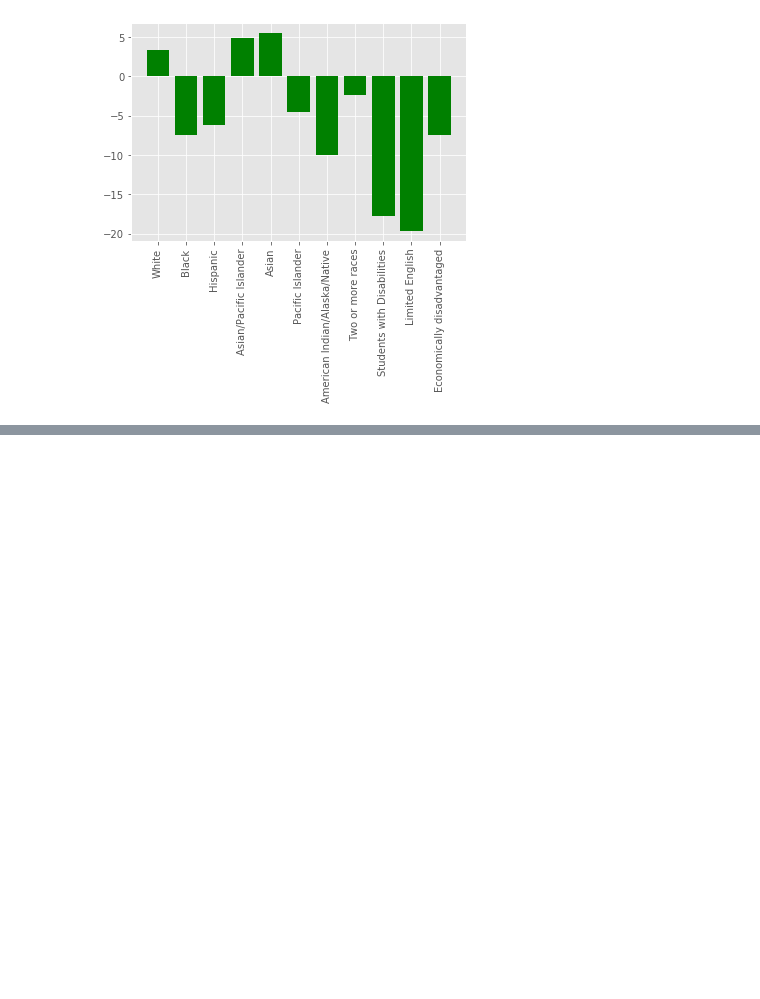
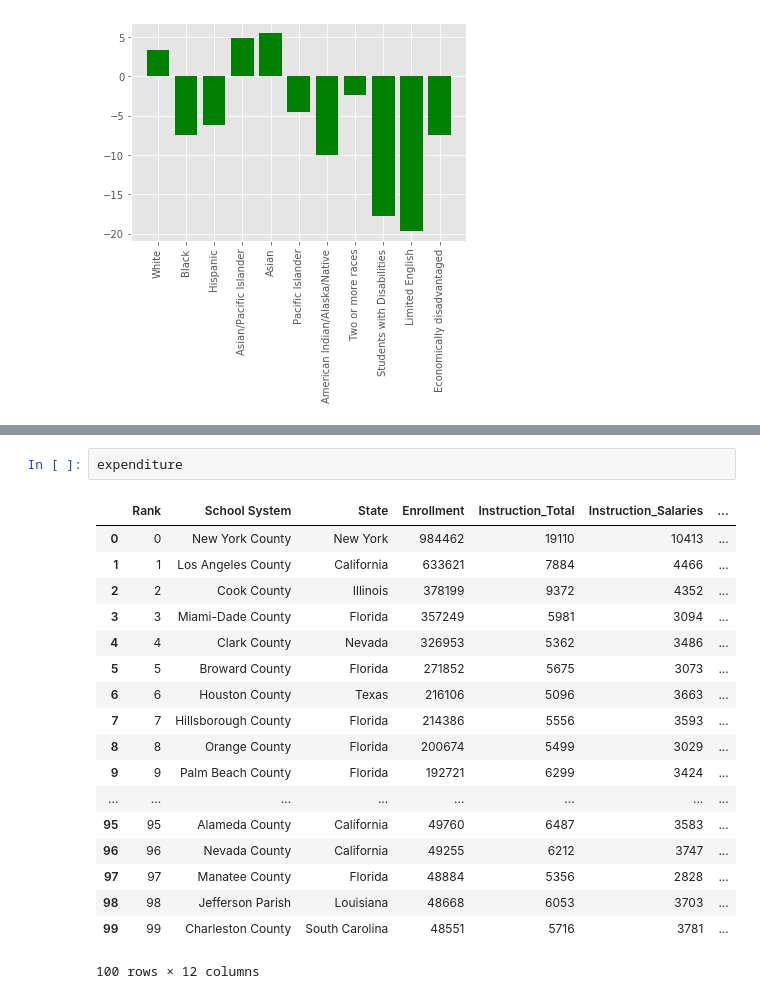
Before and after one commit to tara-jawahar/pds_final_project, a Jupyter notebook: final_project_v2.ipynb, the cells around one changed output, grey strips where cells are left out. Saved outputs shown, nothing was run; the diff lists cells and outputs as text; blank space fills up the shorter version.

```diff
--- a/final_project_v2.ipynb
+++ b/final_project_v2.ipynb
@@ -544,0 +495,21 @@ merged.to_csv('pupil_ratio_grad_by_county.csv')
+# %%
+expenditure
+# %% [output]
+|  | Rank | School System | State | Enrollment | Instruction_Total | Instruction_Salaries | ... |
+| 0 | 0 | New York County | New York | 984462 | 19110 | 10413 | ... |
+| 1 | 1 | Los Angeles County | California | 633621 | 7884 | 4466 | ... |
+| 2 | 2 | Cook County | Illinois | 378199 | 9372 | 4352 | ... |
+| 3 | 3 | Miami-Dade County | Florida | 357249 | 5981 | 3094 | ... |
+| 4 | 4 | Clark County | Nevada | 326953 | 5362 | 3486 | ... |
+| 5 | 5 | Broward County | Florida | 271852 | 5675 | 3073 | ... |
+| 6 | 6 | Houston County | Texas | 216106 | 5096 | 3663 | ... |
+| 7 | 7 | Hillsborough County | Florida | 214386 | 5556 | 3593 | ... |
+| 8 | 8 | Orange County | Florida | 200674 | 5499 | 3029 | ... |
+| 9 | 9 | Palm Beach County | Florida | 192721 | 6299 | 3424 | ... |
+| ... | ... | ... | ... | ... | ... | ... | ... |
+| 95 | 95 | Alameda County | California | 49760 | 6487 | 3583 | ... |
+| 96 | 96 | Nevada County | California | 49255 | 6212 | 3747 | ... |
+| 97 | 97 | Manatee County | Florida | 48884 | 5356 | 2828 | ... |
+| 98 | 98 | Jefferson Parish | Louisiana | 48668 | 6053 | 3703 | ... |
+| 99 | 99 | Charleston County | South Carolina | 48551 | 5716 | 3781 | ... |
+100 rows × 12 columns
```
Also changed, not shown: parts of 15 cells of this notebook, 7 other files.
